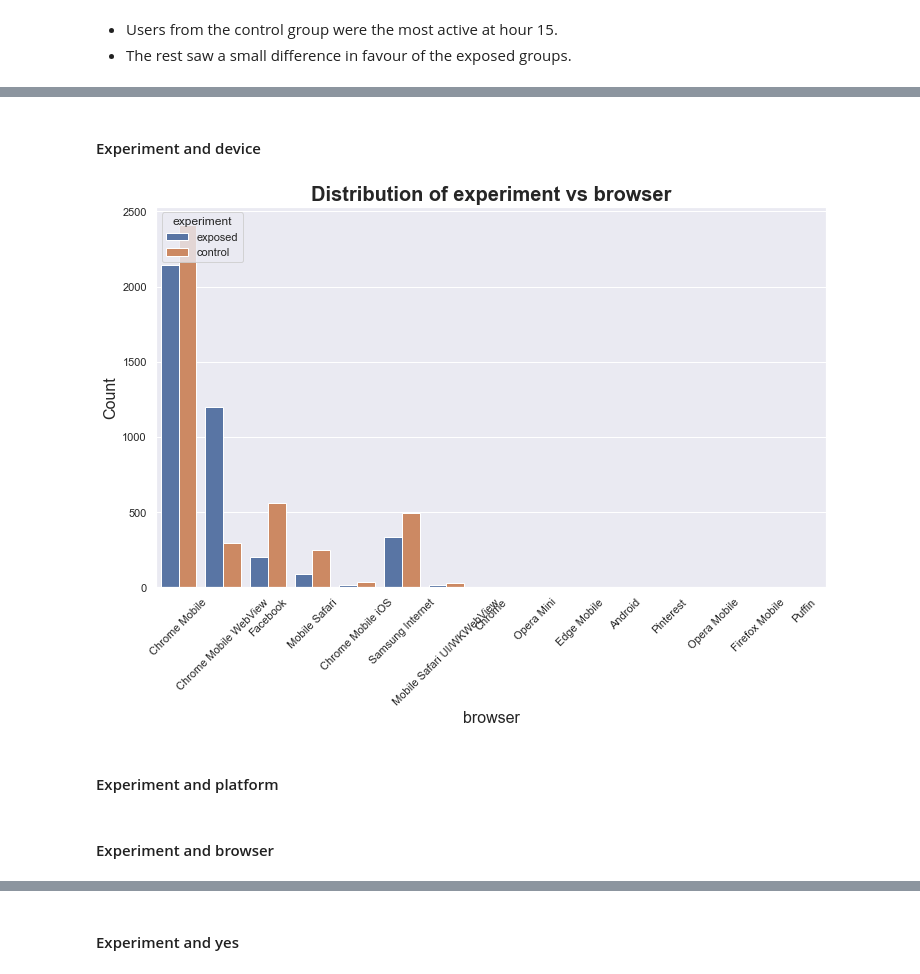
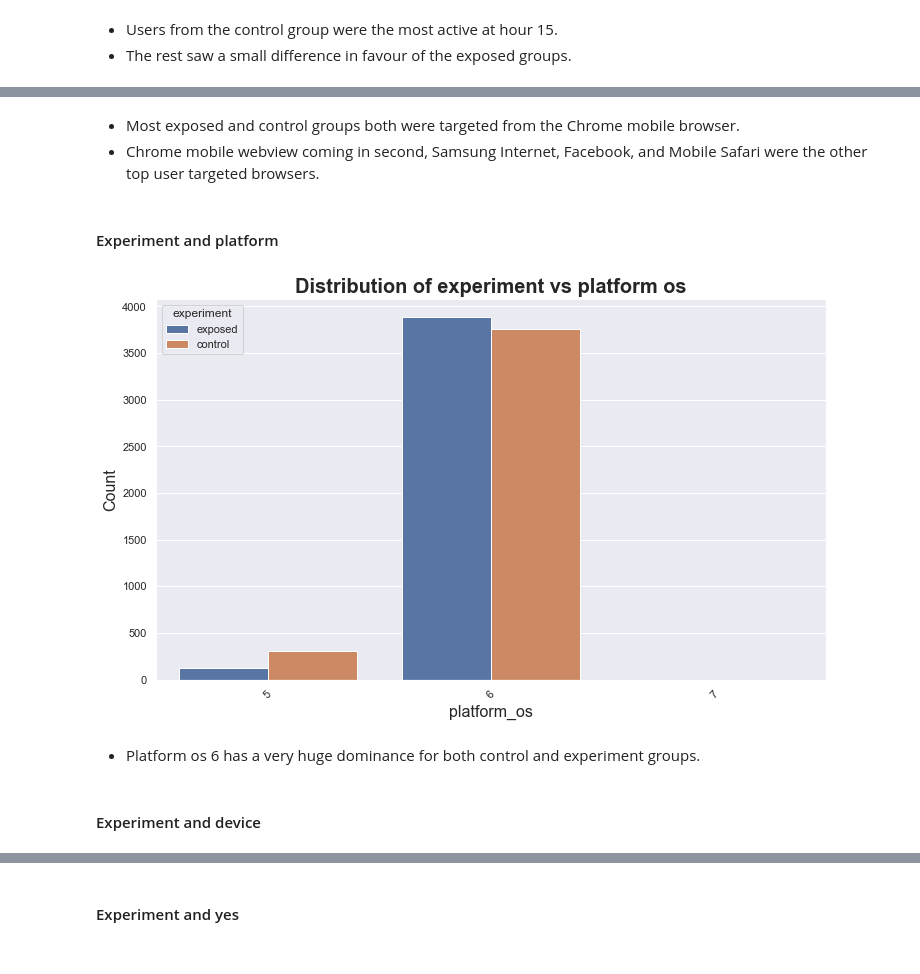
Before and after one commit to 10X-groups/AB-testing, a Jupyter notebook: notebooks/EDA.ipynb, the cells around one changed output, grey strips where cells are left out. Saved outputs shown, nothing was run; the diff lists cells and outputs as text; code cells hidden in the pictures.

```diff
--- a/notebooks/EDA.ipynb
+++ b/notebooks/EDA.ipynb
@@ -33,7 +33,7 @@ Data visualizer in action
 version = 'v1'
 
 # data path using dvc api
-data_url = dvc.api.get_url(path = path, repo = repo, rev = version)
+data_url = dvc.api.get_url(path = defs.path, repo = defs.repo, rev = version)
 
 # reading the csv file
 missing_values = ["n/a", "na", "undefined", '?', 'NA', 'undefined']
@@ -351,10 +401,13 @@ visualizer.plot_count(df, 'hour', 'experiment', 'experiment vs hour')
+# %% [markdown]
+* Most exposed and control groups both were targeted from the Chrome mobile browser.
+* Chrome mobile webview coming in second, Samsung Internet, Facebook, and Mobile Safari were the other top user targeted browsers.
+# %% [markdown]
+#### Experiment and platform
+# %%
+visualizer.plot_count(df, 'platform_os', 'experiment', 'experiment vs platform os')
+# %% [output]
+[figure, added]
+# %% [markdown]
+* Platform os 6 has a very huge dominance for both control and experiment groups.
 # %% [markdown]
 #### Experiment and device
-# %%
-visualizer.plot_count(df, 'browser', 'experiment', 'experiment vs browser')
-# %% [output]
-[figure, removed]
-# %% [markdown]
-#### Experiment and platform
-# %% [markdown]
-#### Experiment and browser
```
Also changed, not shown: parts of 23 cells of this notebook, 7 other files.
